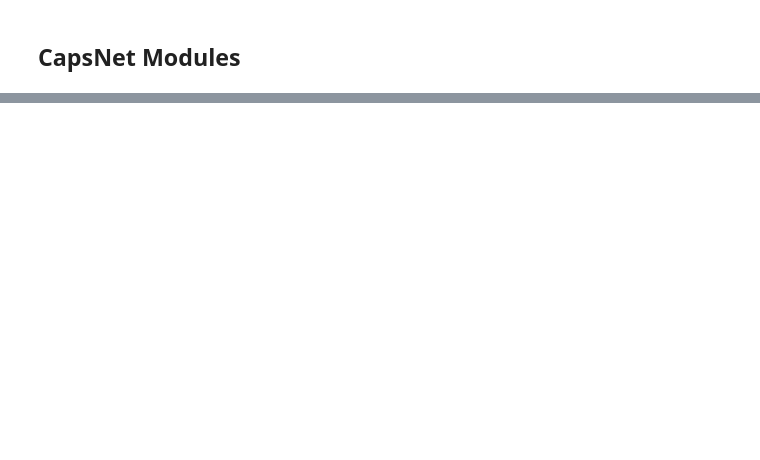
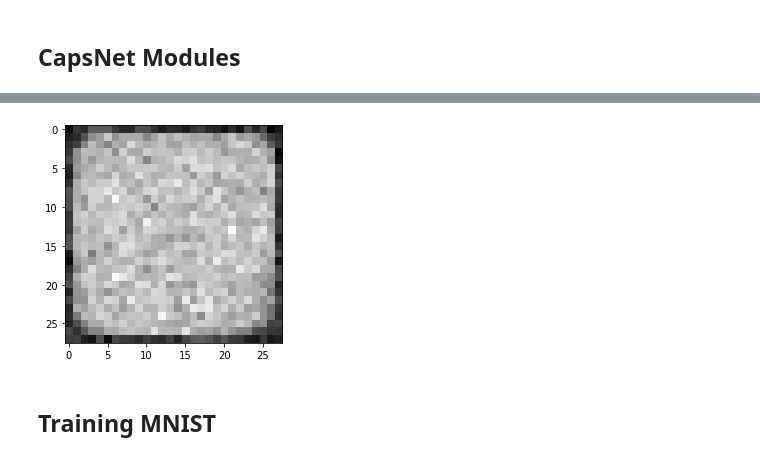
Before and after one commit to HanziJiang/CapsNet-ResNet-Performance-Analysis, a Jupyter notebook: guide.ipynb, the cells around one changed output, grey strips where cells are left out. Drawn from its saved outputs; the diff is of its cells as text; code cells hidden in the pictures; blank space fills up the shorter version.

```diff
--- a/guide.ipynb
+++ b/guide.ipynb
@@ -498,0 +625,3 @@ def get_opts():
+# %%
+evaluate(opt, valid_loader, model, 'VALID', True)
+# %% [output]
@@ -498,0 +630,3 @@ def get_opts():
+[figure, added]
+# %% [markdown]
+## Training MNIST
```
Also changed, not shown: parts of 15 cells of this notebook, 2 other files.
